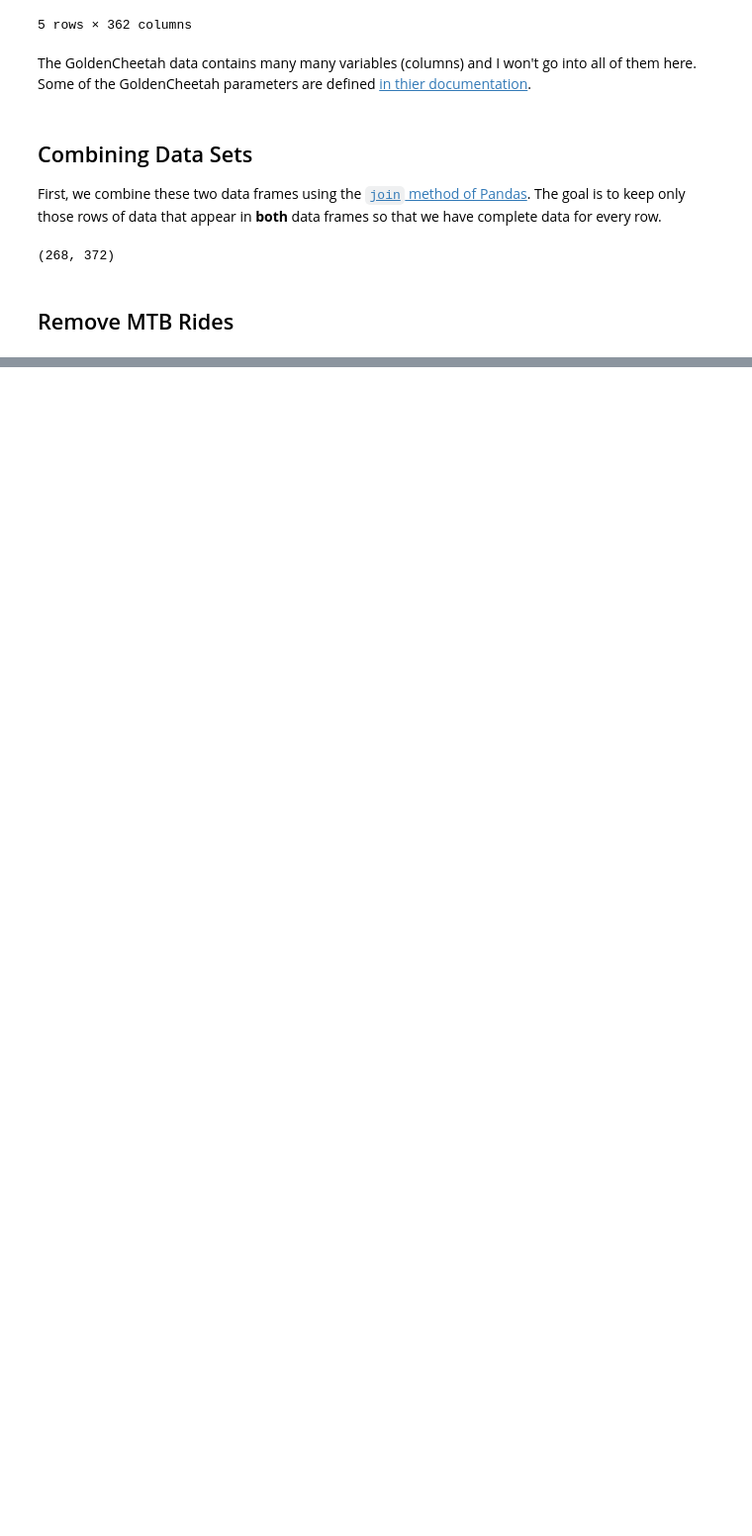
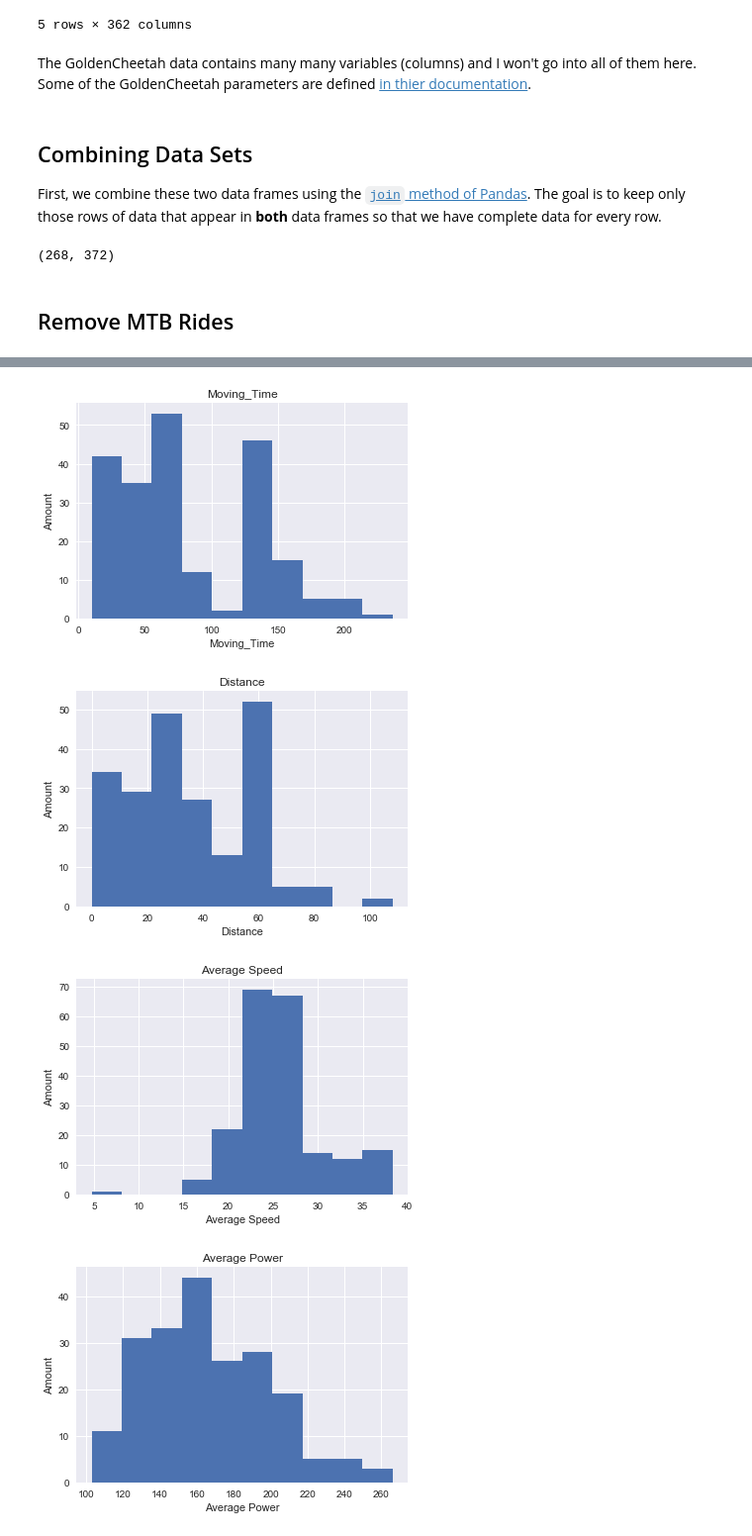
Before and after one commit to mqharrison/COMP257, a Jupyter notebook: Portfolio 1.ipynb, the cells around one changed output, grey strips where cells are left out. Shown: that part at 99% size. Saved outputs shown, nothing was run; the diff lists cells and outputs as text; code cells hidden in the pictures; blank space fills up the shorter version.

```diff
--- a/Portfolio 1.ipynb
+++ b/Portfolio 1.ipynb
@@ -70,0 +81,15 @@ df = df[df["device_watts"] > 0]
+# %%
+def showHist (item):
+    df[item].hist()
+    plt.title(item.title())
+    plt.xlabel(item.title())
+    plt.ylabel('Amount')
+    plt.show()
+
+for i in ["moving_time","distance","Average Speed","Average Power","TSS"]:
+    showHist(i)
+# %% [output]
+[figure, added]
+[figure, added]
+[figure, added]
+[figure, added]
```
Also changed, not shown: parts of 2 cells of this notebook.
